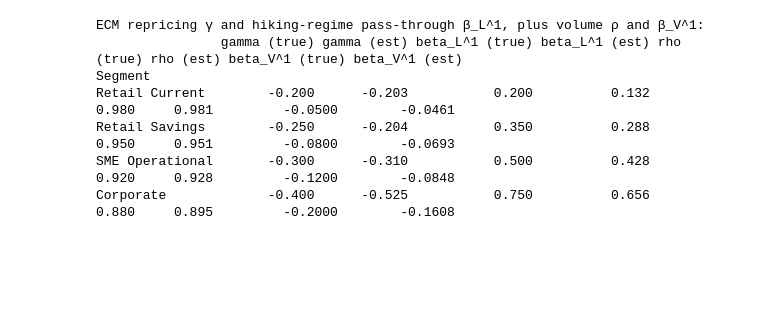
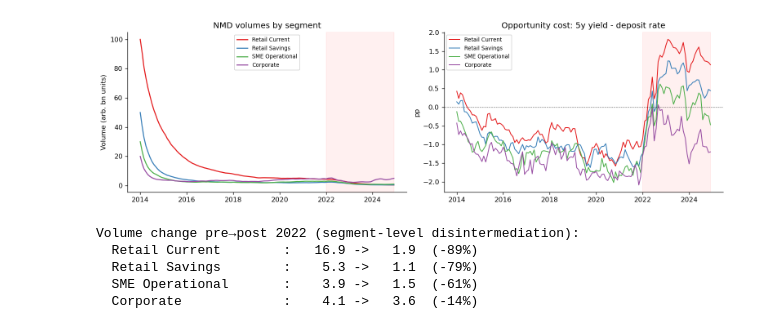
Before and after one commit to thomasmartins/nmd-rates-pymc, a Jupyter notebook: notebooks/00_main.ipynb, the cells around one changed output. Cells and saved outputs as stored; diff of their text form; code cells hidden in the pictures; blank space fills up the shorter version.

```diff
--- a/notebooks/00_main.ipynb
+++ b/notebooks/00_main.ipynb
@@ -116,33 +431,42 @@ fig.tight_layout(); plt.show()
-# %%
-gamma_mean  = post["gamma"].mean(("chain", "draw")).values
-beta_L_mean = post["beta_L"].mean(("chain", "draw")).values   # (2, S)
-
-post_v = idata_vol.posterior
-rho_v   = post_v["rho"].mean(("chain", "draw")).values
-beta0_v = post_v["beta0"].mean(("chain", "draw")).values
-beta1_v = beta0_v + post_v["delta_beta"].mean(("chain", "draw")).values
-
-rows = []
-for s, seg in enumerate(SEGMENTS):
-    rows.append({
-        "Segment":     seg,
-        "gamma (true)":  f"{TRUE_GAMMA[s]:+.3f}",
-        "gamma (est)":   f"{gamma_mean[s]:+.3f}",
-        "beta_L^1 (true)": f"{TRUE_BETA_L_R1[s]:.3f}",
-        "beta_L^1 (est)":  f"{beta_L_mean[1, s]:.3f}",
-        "rho (true)":    f"{TRUE_RHO[s]:.3f}",
-        "rho (est)":     f"{rho_v[s]:.3f}",
-        "beta_V^1 (true)": f"{TRUE_BETA_V_R1[s]:+.4f}",
-        "beta_V^1 (est)":  f"{beta1_v[s]:+.4f}",
-    })
-summary = pd.DataFrame(rows).set_index("Segment")
-print("ECM repricing γ and hiking-regime pass-through β_L^1, plus volume ρ and β_V^1:")
-print(summary.to_string())
-# %% [output]
-ECM repricing γ and hiking-regime pass-through β_L^1, plus volume ρ and β_V^1:
-                gamma (true) gamma (est) beta_L^1 (true) beta_L^1 (est) rho (true) rho (est) beta_V^1 (true) beta_V^1 (est)
-Segment
-Retail Current        -0.200      -0.203           0.200          0.132      0.980     0.981         -0.0500        -0.0461
-Retail Savings        -0.250      -0.204           0.350          0.288      0.950     0.951         -0.0800        -0.0693
-SME Operational       -0.300      -0.310           0.500          0.428      0.920     0.928         -0.1200        -0.0848
-Corporate             -0.400      -0.525           0.750          0.656      0.880     0.895         -0.2000        -0.1608
+# %%
+# Spread = 5y yield - deposit rate
+spread = yields["60m"].values[:, None] - deposits.values
+spread_df = pd.DataFrame(spread, index=dates, columns=SEGMENTS)
+
+fig, axes = plt.subplots(1, 2, figsize=(13, 4))
+
+ax = axes[0]
+for seg, c in zip(SEGMENTS, SEG_COLORS):
+    ax.plot(dates, volumes_df[seg], color=c, lw=1.5, label=seg)
+ax.axvspan(pd.Timestamp("2022-01-01"), dates[-1], alpha=0.06, color="red")
+ax.set_title("NMD volumes by segment")
+ax.set_ylabel("Volume (arb. bn units)")
+ax.legend(fontsize=8)
+ax.xaxis.set_major_formatter(mdates.DateFormatter("%Y"))
+
+ax = axes[1]
+for seg, c in zip(SEGMENTS, SEG_COLORS):
+    ax.plot(dates, spread_df[seg], color=c, lw=1.2, label=seg)
+ax.axhline(0, color="black", lw=0.7, ls=":")
+ax.axvspan(pd.Timestamp("2022-01-01"), dates[-1], alpha=0.06, color="red")
+ax.set_title("Opportunity cost: 5y yield - deposit rate")
+ax.set_ylabel("pp")
+ax.legend(fontsize=8)
+ax.xaxis.set_major_formatter(mdates.DateFormatter("%Y"))
+
+fig.tight_layout(); plt.show()
+
+# Quick volume change pre/post 2022
+print("Volume change pre→post 2022 (segment-level disintermediation):")
+idx_post = dates >= "2022-01-01"
+for seg in SEGMENTS:
+    pre  = volumes_df.loc[~idx_post, seg].mean()
+    post_v = volumes_df.loc[idx_post,  seg].mean()
+    print(f"  {seg:<22}: {pre:6.1f} -> {post_v:5.1f}  ({(post_v/pre-1)*100:+.0f}%)")
+# %% [output]
+[figure, added]
+Volume change pre→post 2022 (segment-level disintermediation):
+  Retail Current        :   16.9 ->   1.9  (-89%)
+  Retail Savings        :    5.3 ->   1.1  (-79%)
+  SME Operational       :    3.9 ->   1.5  (-61%)
+  Corporate             :    4.1 ->   3.6  (-14%)
```
Also changed, not shown: parts of 14 cells of this notebook.
